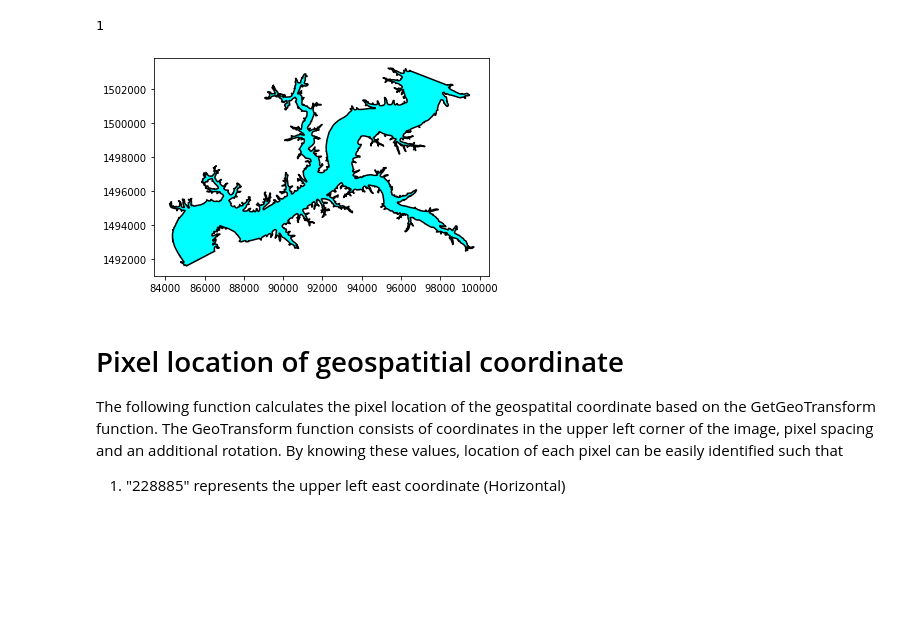
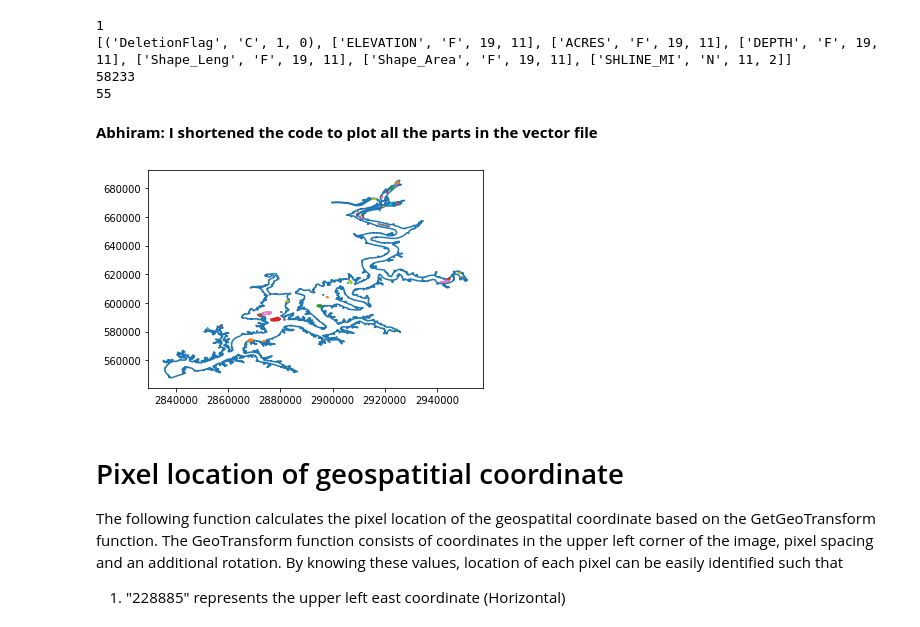
Before and after one commit to djlampert/Clipping_raster, a Jupyter notebook: clip_raster.ipynb, the cells around one changed output. Drawn from its saved outputs; the diff is of its cells as text; code cells hidden in the pictures; blank space fills up the shorter version.

```diff
--- a/clip_raster.ipynb
+++ b/clip_raster.ipynb
@@ -32,8 +39,11 @@ raster = "LC08_L1TP_026035_20160917_20170222_01_T1_B5.TIF"
 # internet location for raster image
 url = 'http://dl.dropboxusercontent.com/s/flsn5dfgzcwl6hc/LC08_L1TP_026035_20160917_20170222_01_T1_B5.TIF?dl=0'
 
+# internet location for shapefile
+weblink = 'https://dl.dropboxusercontent.com/s/u775sr7lj1k6dn4/Grand.zip?dl=0'
+
 # vector shapefile used in the clipping process
-shp = "C:/Users/Dave/Desktop/Grand/Grand_Lake"
+shp = "Grand_Lake"
 
 # Give the name of the output clipped raster file
 output = "Grandlake"
@@ -45,5 +55,19 @@ if not os.path.isfile(raster):
     print('done!')
 else:
     print('Raster file {} exists'.format(raster))
+
+# Use urllib library to download the vector file fom web if it isn't present
+
+if not os.path.isfile(shp):
+    print('Downloading the  shapefile from {}'.format(weblink))
+    urllib.request.urlretrieve(weblink, shp)
+    print('done!')
+else:
+    print('Shapefile {} exists'.format(shp))
+
+print(os.getcwd())
+zf = ZipFile(r"{}\{}".format(os.getcwd(),"Grand_Lake"), 'r')
+zf.extractall("{}".format(os.getcwd()))
+zf.close()
 # %% [output]
 Raster file LC08_L1TP_026035_20160917_20170222_01_T1_B5.TIF exists
@@ -85,20 +116,39 @@ geoTrans
 # %%
+%matplotlib inline
 # Use pyshp to read the shapefile
 sf = shapefile.Reader("{}.shp".format(shp))
 print(len(sf.shapes()))
+print(sf.fields)
+
+for shape in list(sf.iterShapes()):
+    npoints = len(shape.points)
+    print(npoints)
+    nparts = len(shape.parts)
+    print(nparts)
 # %% [output]
 1
+[('DeletionFlag', 'C', 1, 0), ['ELEVATION', 'F', 19, 11], ['ACRES', 'F', 19, 11], ['DEPTH', 'F', 19, 11], ['Shape_Leng', 'F', 19, 11], ['Shape_Area', 'F', 19, 11], ['SHLINE_MI', 'N', 11, 2]]
+58233
+55
+# %% [markdown]
+**Abhiram: I shortened the code to plot all the parts in the vector file**
 # %%
 # Plotting the shapefile to check how the shapfile of the grandlake looks like
 %matplotlib inline
 #Plotting a single shape over the map
 for shape in sf.shapeRecords():
-    x = [i[0] for i in shape.shape.points[:]]
-    y = [i[1] for i in shape.shape.points[:]]
-    plt.plot(x,y, 'k')
-    plt.fill(x,y, fc = 'aqua')
+    for i in range(len(shape.shape.parts)):
+        i_start = shape.shape.parts[i]
+        if i==len(shape.shape.parts)-1:
+            i_end = len(shape.shape.points)
+        else:
+            i_end = shape.shape.parts[i+1]
+        x = [i[0] for i in shape.shape.points[i_start:i_end]]
+        y = [i[1] for i in shape.shape.points[i_start:i_end]]
+        plt.plot(x,y)
+plt.show()
 # %% [output]
-[figure, old version]
+[figure, new version]
 # %% [markdown]
 # Pixel location of geospatitial coordinate
 The following function calculates the pixel location of the geospatital coordinate based on the GetGeoTransform function. The GeoTransform function consists of coordinates in the upper left corner of the image, pixel spacing and an additional rotation. By knowing these values, location of each pixel can be easily identified such that
```
Also changed, not shown: parts of 16 cells of this notebook.
